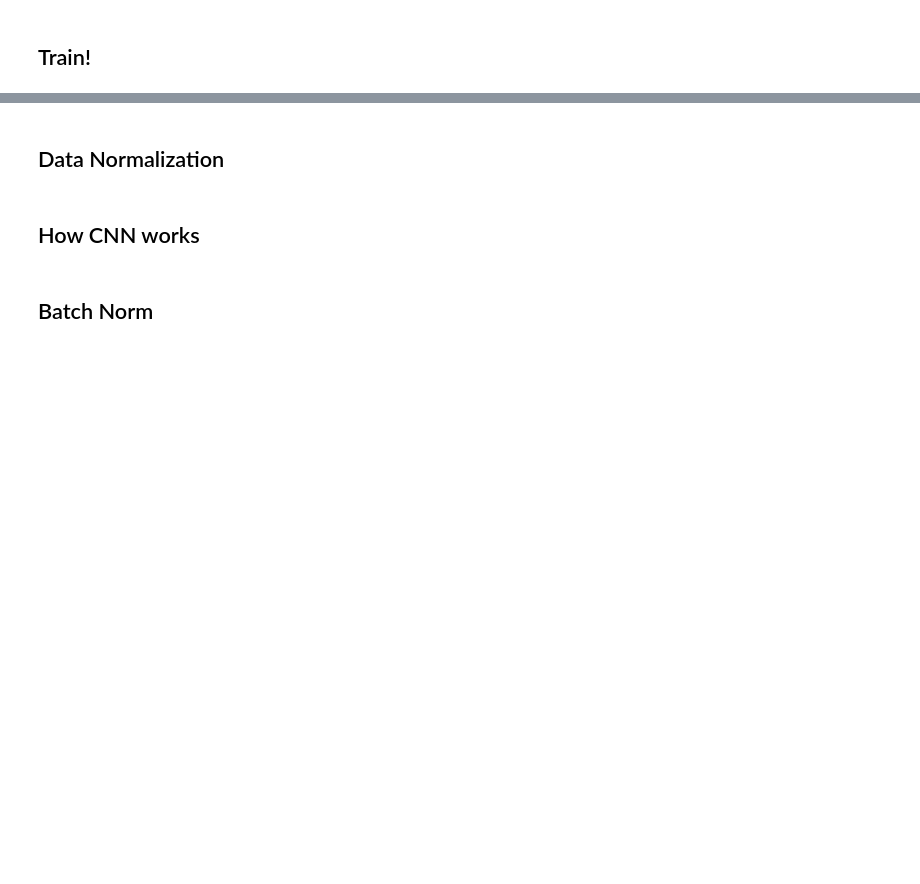
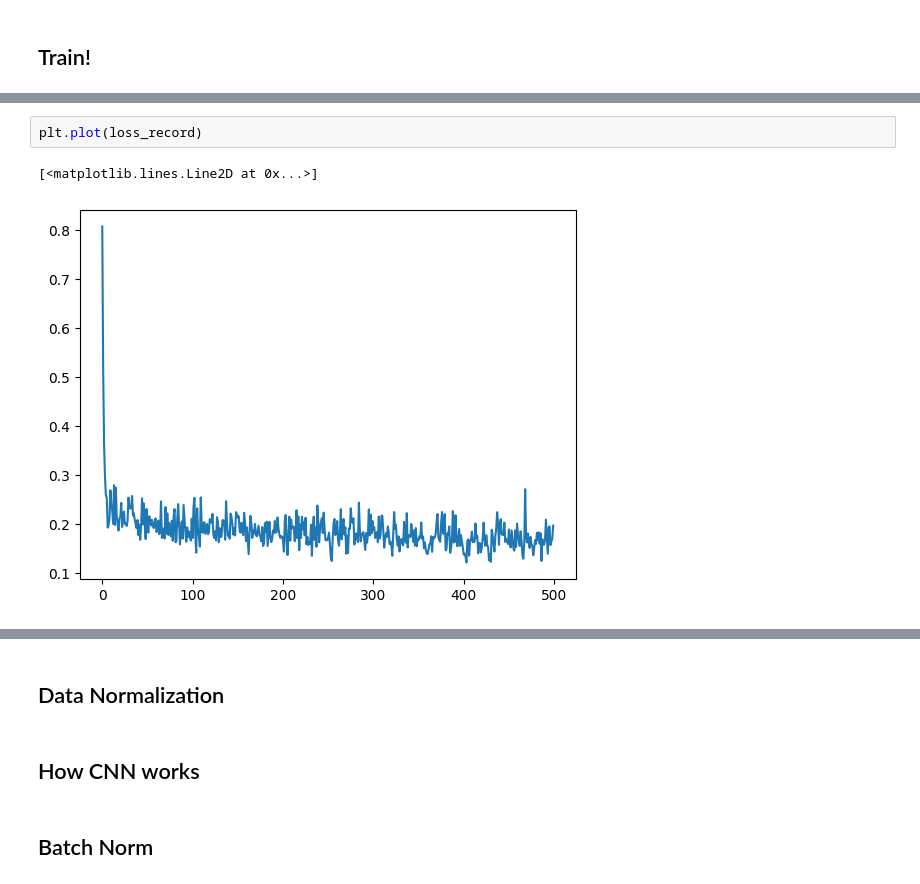
Before and after one commit to jdasam/ant5015, a Jupyter notebook: notebooks/5th_week_auto_tagging.ipynb, the cells around one changed output, grey strips where cells are left out. Drawn from its saved outputs; the diff is of its cells as text; blank space fills up the shorter version.

```diff
--- a/notebooks/5th_week_auto_tagging.ipynb
+++ b/notebooks/5th_week_auto_tagging.ipynb
@@ -219,0 +296,5 @@ RuntimeError: mat1 and mat2 shapes cannot be multiplied (16x7168 and 1024x50)
+# %%
+plt.plot(loss_record)
+# %% [output]
+[<matplotlib.lines.Line2D at 0x...>]
+[figure, added]
```
Also changed, not shown: parts of 21 cells of this notebook.
